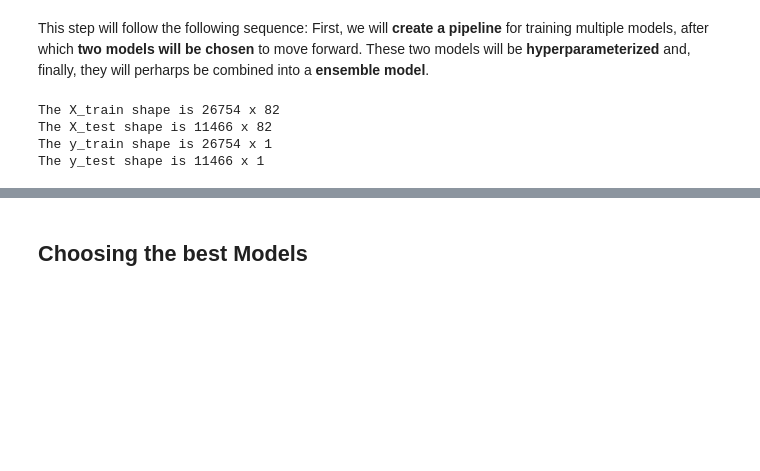
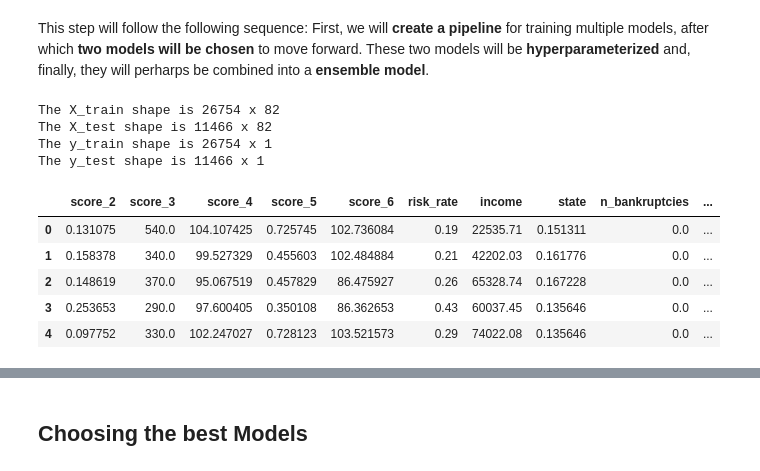
Before and after one commit to gabrielcapela/credit_risk, a Jupyter notebook: notebooks/II_modeling.ipynb, the cells around one changed output, grey strips where cells are left out. Drawn from its saved outputs; the diff is of its cells as text; code cells hidden in the pictures; blank space fills up the shorter version.

```diff
--- a/notebooks/II_modeling.ipynb
+++ b/notebooks/II_modeling.ipynb
@@ -49,3 +49,13 @@ The X_train shape is 26754 x 82
 The X_test shape is 11466 x 82
 The y_train shape is 26754 x 1
 The y_test shape is 11466 x 1
+# %%
+pd.set_option('display.max_columns', None)
+X_train.head()
+# %% [output]
+|  | score_2 | score_3 | score_4 | score_5 | score_6 | risk_rate | income | state | n_bankruptcies | ... |
+| 0 | 0.131075 | 540.0 | 104.107425 | 0.725745 | 102.736084 | 0.19 | 22535.71 | 0.151311 | 0.0 | ... |
+| 1 | 0.158378 | 340.0 | 99.527329 | 0.455603 | 102.484884 | 0.21 | 42202.03 | 0.161776 | 0.0 | ... |
+| 2 | 0.148619 | 370.0 | 95.067519 | 0.457829 | 86.475927 | 0.26 | 65328.74 | 0.167228 | 0.0 | ... |
+| 3 | 0.253653 | 290.0 | 97.600405 | 0.350108 | 86.362653 | 0.43 | 60037.45 | 0.135646 | 0.0 | ... |
+| 4 | 0.097752 | 330.0 | 102.247027 | 0.728123 | 103.521573 | 0.29 | 74022.08 | 0.135646 | 0.0 | ... |
```
Also changed, not shown: parts of 18 cells of this notebook, 1 other file.
